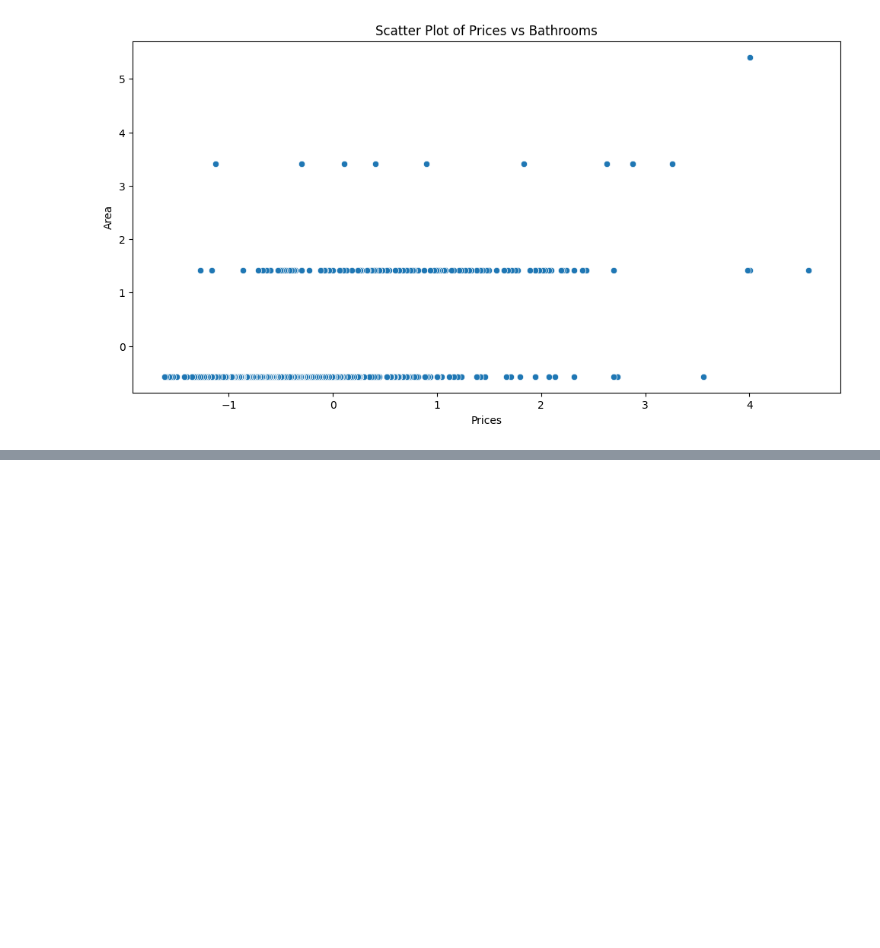
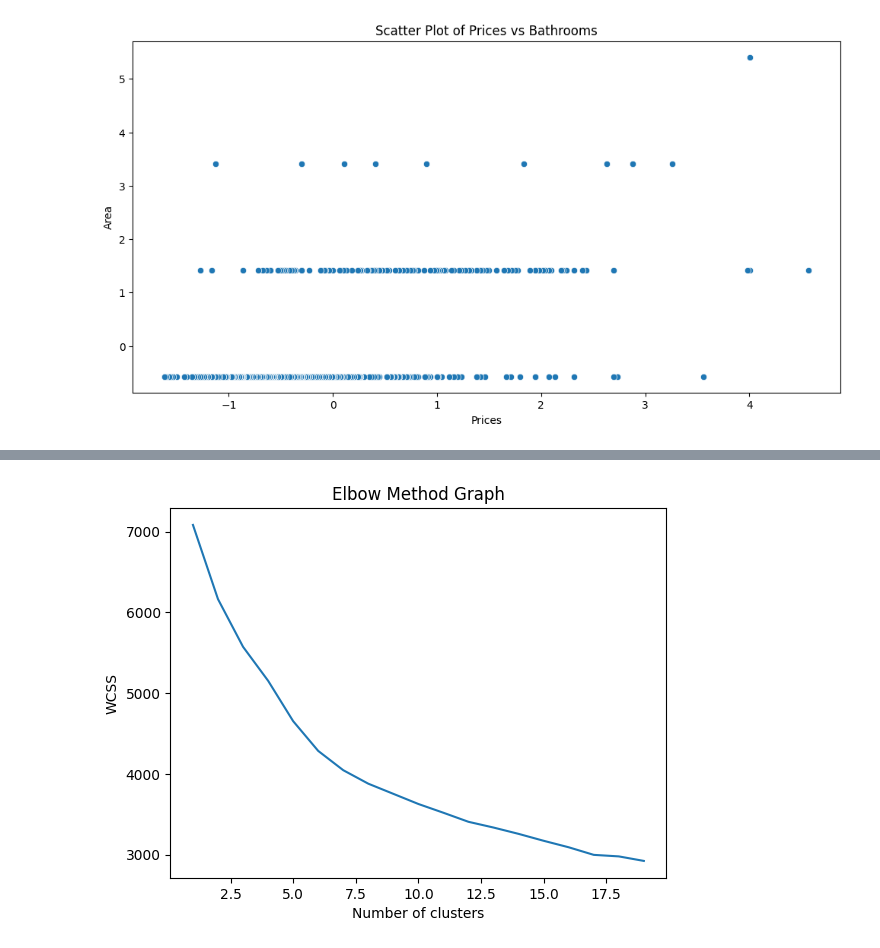
Before and after one commit to aidabah/csfinalproject, a Jupyter notebook: final_project_analysis.ipynb, the cells around one changed output, grey strips where cells are left out. Cells and saved outputs as stored; diff of their text form; code cells hidden in the pictures; blank space fills up the shorter version.

```diff
--- a/final_project_analysis.ipynb
+++ b/final_project_analysis.ipynb
@@ -43,0 +92,22 @@ plt.show()
+# %%
+from sklearn.cluster import KMeans
+from sklearn.preprocessing import StandardScaler
+
+def elbow_method(df):
+    """
+    Function to implement the elbow method so that we can determine how many clusters we need
+    parameters:
+    df: the dataset we need for clustering
+    returns:
+    plots the elbow method graph
+    """
+    wcss = []
+    for i in range(1, 20):
+        kmeans = KMeans(n_clusters = i, init = 'k-means++', max_iter=300, n_init=10, random_state=42)
+        kmeans.fit(df)
+        wcss.append(kmeans.inertia_)
+    plt.plot(range(1,20), wcss)
+    plt.title('Elbow Method Graph')
+    plt.xlabel('Number of clusters')
+    plt.ylabel('WCSS')
+    plt.show()
@@ -43,0 +129,7 @@ plt.show()
+# %%
+df_features = house_df.drop(columns=['price'])
+# We drop the price column because it is the target variable and when clustering we don't require the target variabel
+
+elbow_method(df_features)
+# %% [output]
+[figure, added]
```
Also changed, not shown: parts of 6 cells of this notebook.
